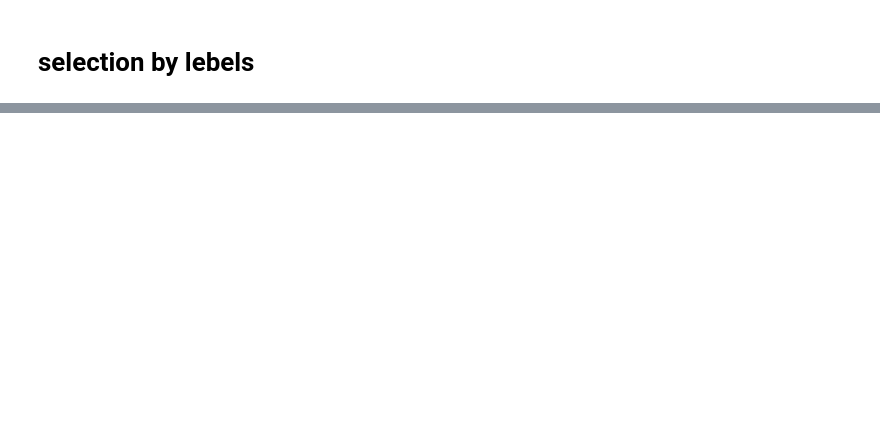
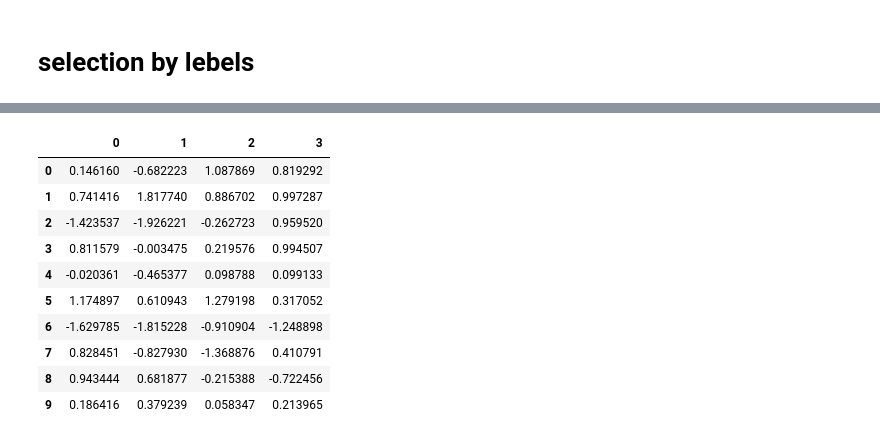
Before and after one commit to Firstgit0/EDA, a Jupyter notebook: Pandas_documentation.ipynb, the cells around one changed output, grey strips where cells are left out. Saved outputs shown, nothing was run; the diff lists cells and outputs as text; code cells hidden in the pictures; blank space fills up the shorter version.

```diff
--- a/Pandas_documentation.ipynb
+++ b/Pandas_documentation.ipynb
@@ -504,0 +718,15 @@ df2
+# %%
+df=pd.DataFrame(np.random.randn(10,4))
+df
+# %% [output]
+|  | 0 | 1 | 2 | 3 |
+| 0 | 0.146160 | -0.682223 | 1.087869 | 0.819292 |
+| 1 | 0.741416 | 1.817740 | 0.886702 | 0.997287 |
+| 2 | -1.423537 | -1.926221 | -0.262723 | 0.959520 |
+| 3 | 0.811579 | -0.003475 | 0.219576 | 0.994507 |
+| 4 | -0.020361 | -0.465377 | 0.098788 | 0.099133 |
+| 5 | 1.174897 | 0.610943 | 1.279198 | 0.317052 |
+| 6 | -1.629785 | -1.815228 | -0.910904 | -1.248898 |
+| 7 | 0.828451 | -0.827930 | -1.368876 | 0.410791 |
+| 8 | 0.943444 | 0.681877 | -0.215388 | -0.722456 |
+| 9 | 0.186416 | 0.379239 | 0.058347 | 0.213965 |
```
Also changed, not shown: parts of 65 cells of this notebook.
